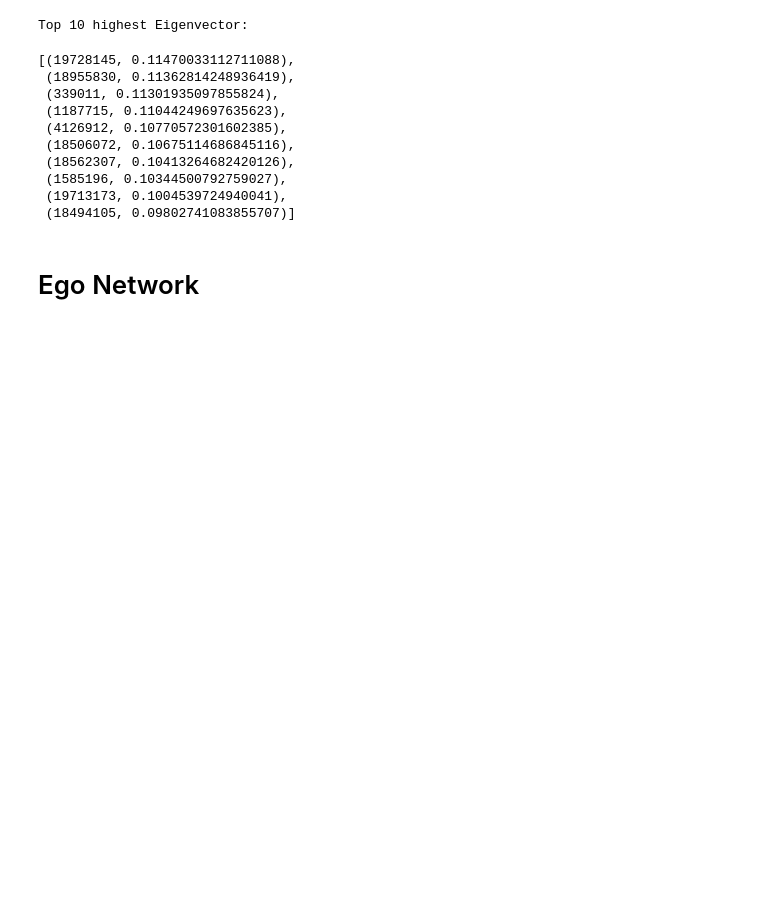
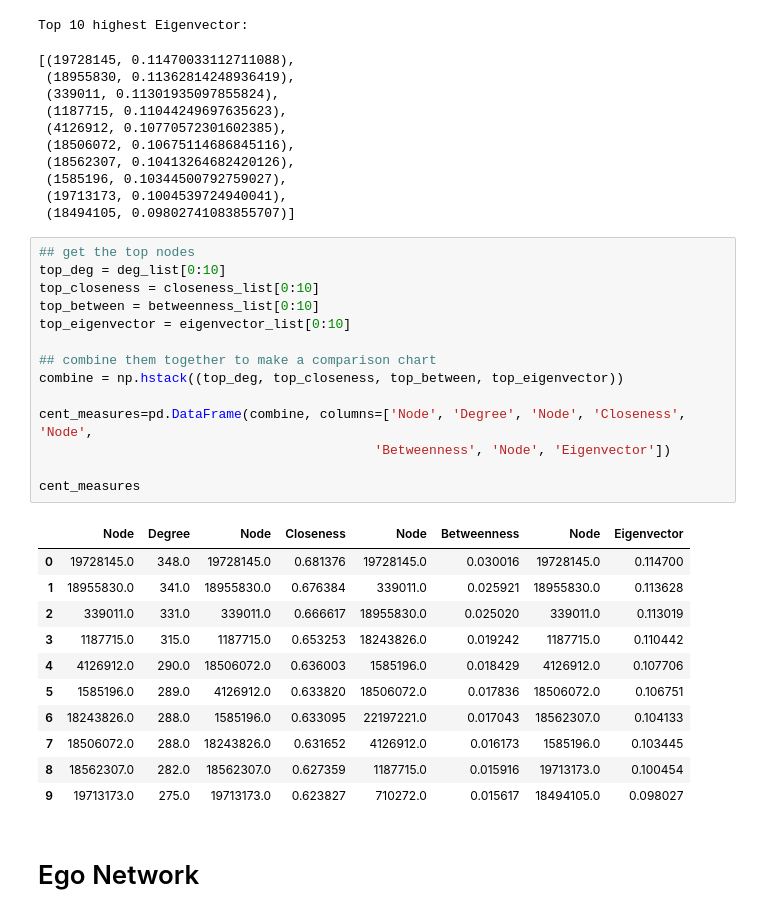
Before and after one commit to mharrisonbaker/DATA620, a Jupyter notebook: Project 2.ipynb, the cells around one changed output. Cells and saved outputs as stored; diff of their text form; blank space fills up the shorter version.

```diff
--- a/Project 2.ipynb
+++ b/Project 2.ipynb
@@ -175,6 +175,32 @@ Top 10 highest Eigenvector:
  (1585196, 0.10344500792759027),
  (19713173, 0.1004539724940041),
  (18494105, 0.09802741083855707)]
+# %%
+## get the top nodes
+top_deg = deg_list[0:10]
+top_closeness = closeness_list[0:10]
+top_between = betweenness_list[0:10]
+top_eigenvector = eigenvector_list[0:10]
+
+## combine them together to make a comparison chart
+combine = np.hstack((top_deg, top_closeness, top_between, top_eigenvector))
+
+cent_measures=pd.DataFrame(combine, columns=['Node', 'Degree', 'Node', 'Closeness', 'Node',
+                                           'Betweenness', 'Node', 'Eigenvector'])
+
+cent_measures
+# %% [output]
+|  | Node | Degree | Node | Closeness | Node | Betweenness | Node | Eigenvector |
+| 0 | 19728145.0 | 348.0 | 19728145.0 | 0.681376 | 19728145.0 | 0.030016 | 19728145.0 | 0.114700 |
+| 1 | 18955830.0 | 341.0 | 18955830.0 | 0.676384 | 339011.0 | 0.025921 | 18955830.0 | 0.113628 |
+| 2 | 339011.0 | 331.0 | 339011.0 | 0.666617 | 18955830.0 | 0.025020 | 339011.0 | 0.113019 |
+| 3 | 1187715.0 | 315.0 | 1187715.0 | 0.653253 | 18243826.0 | 0.019242 | 1187715.0 | 0.110442 |
+| 4 | 4126912.0 | 290.0 | 18506072.0 | 0.636003 | 1585196.0 | 0.018429 | 4126912.0 | 0.107706 |
+| 5 | 1585196.0 | 289.0 | 4126912.0 | 0.633820 | 18506072.0 | 0.017836 | 18506072.0 | 0.106751 |
+| 6 | 18243826.0 | 288.0 | 1585196.0 | 0.633095 | 22197221.0 | 0.017043 | 18562307.0 | 0.104133 |
+| 7 | 18506072.0 | 288.0 | 18243826.0 | 0.631652 | 4126912.0 | 0.016173 | 1585196.0 | 0.103445 |
+| 8 | 18562307.0 | 282.0 | 18562307.0 | 0.627359 | 1187715.0 | 0.015916 | 19713173.0 | 0.100454 |
+| 9 | 19713173.0 | 275.0 | 19713173.0 | 0.623827 | 710272.0 | 0.015617 | 18494105.0 | 0.098027 |
 # %% [markdown]
 # Ego Network
 # %% [markdown]
```
Also changed, not shown: parts of 8 cells of this notebook.
